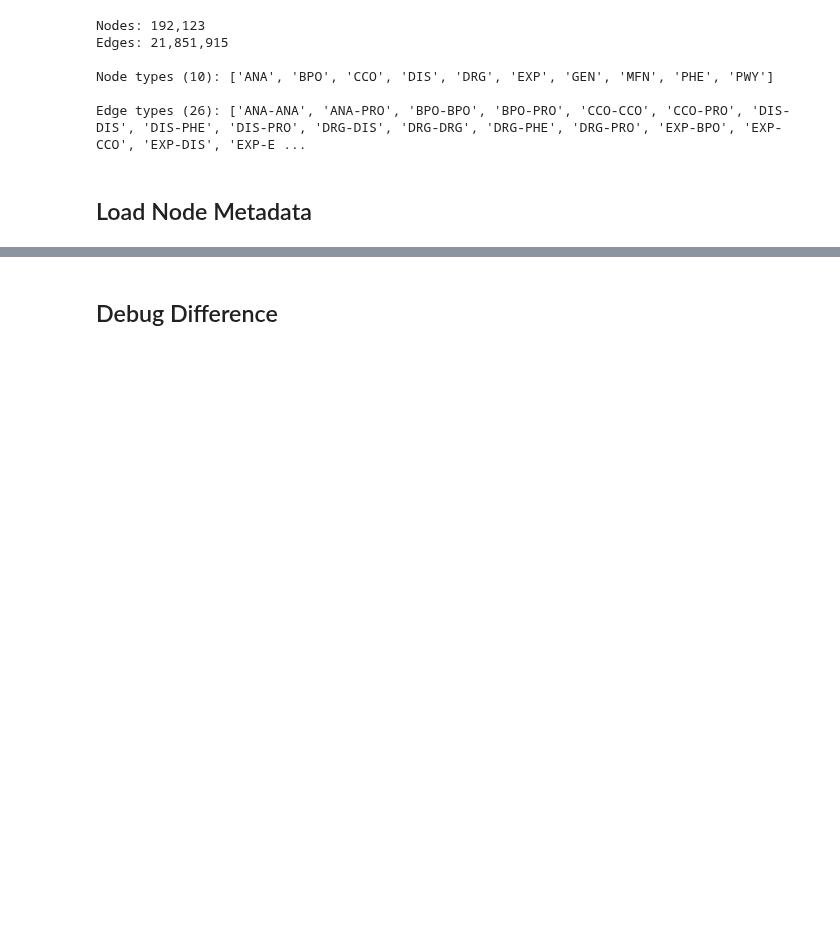
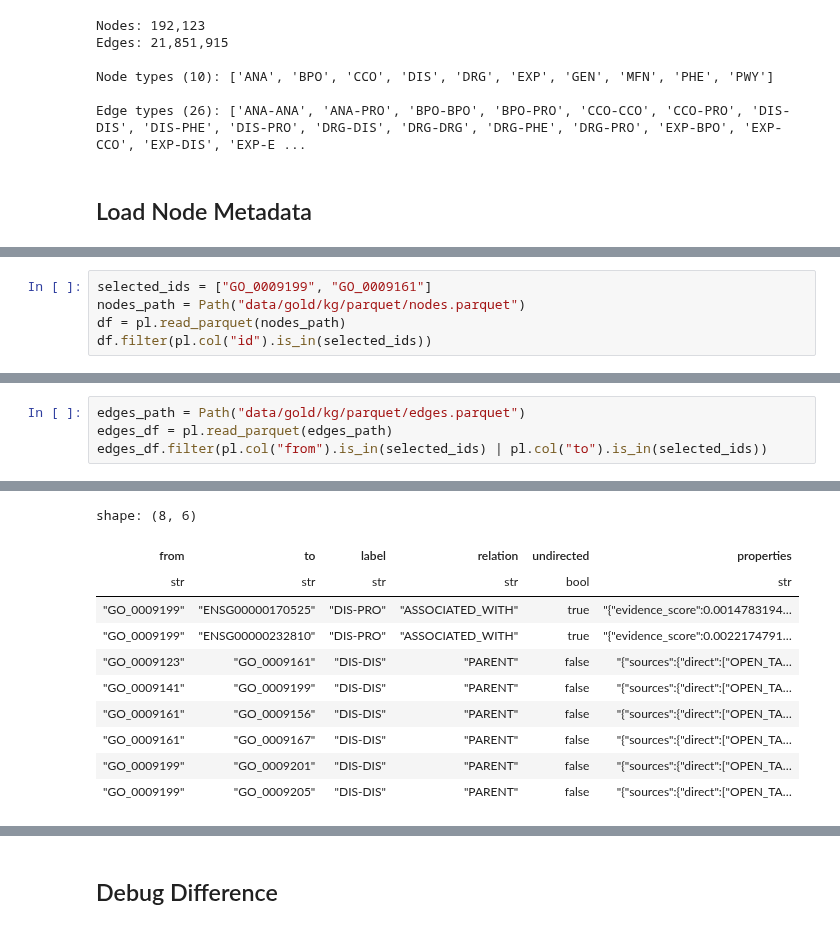
Before and after one commit to mims-harvard/OptimusKG, a Jupyter notebook: notebooks/graph_inspection.ipynb, the cells around one changed output, grey strips where cells are left out. Saved outputs shown, nothing was run; the diff lists cells and outputs as text; blank space fills up the shorter version.

Commit message:
Find nodes in edges.parquet but not in nodes.parquet

```diff
--- a/notebooks/graph_inspection.ipynb
+++ b/notebooks/graph_inspection.ipynb
@@ -91,0 +109,5 @@ shape: (10, 2)
+# %%
+selected_ids = ["GO_0009199", "GO_0009161"]
+nodes_path = Path("data/gold/kg/parquet/nodes.parquet")
+df = pl.read_parquet(nodes_path)
+df.filter(pl.col("id").is_in(selected_ids))
@@ -91,0 +119,5 @@ shape: (10, 2)
+# %%
+edges_path = Path("data/gold/kg/parquet/edges.parquet")
+edges_df = pl.read_parquet(edges_path)
+edges_df.filter(pl.col("from").is_in(selected_ids) | pl.col("to").is_in(selected_ids))
+# %% [output]
@@ -91,0 +125,11 @@ shape: (10, 2)
+shape: (8, 6)
+| from | to | label | relation | undirected | properties |
+| str | str | str | str | bool | str |
+| "GO_0009199" | "ENSG00000170525" | "DIS-PRO" | "ASSOCIATED_WITH" | true | "{"evidence_score":0.0014783194… |
+| "GO_0009199" | "ENSG00000232810" | "DIS-PRO" | "ASSOCIATED_WITH" | true | "{"evidence_score":0.0022174791… |
+| "GO_0009123" | "GO_0009161" | "DIS-DIS" | "PARENT" | false | "{"sources":{"direct":["OPEN_TA… |
+| "GO_0009141" | "GO_0009199" | "DIS-DIS" | "PARENT" | false | "{"sources":{"direct":["OPEN_TA… |
+| "GO_0009161" | "GO_0009156" | "DIS-DIS" | "PARENT" | false | "{"sources":{"direct":["OPEN_TA… |
+| "GO_0009161" | "GO_0009167" | "DIS-DIS" | "PARENT" | false | "{"sources":{"direct":["OPEN_TA… |
+| "GO_0009199" | "GO_0009201" | "DIS-DIS" | "PARENT" | false | "{"sources":{"direct":["OPEN_TA… |
+| "GO_0009199" | "GO_0009205" | "DIS-DIS" | "PARENT" | false | "{"sources":{"direct":["OPEN_TA… |
```
Also changed, not shown: parts of 13 cells of this notebook.
